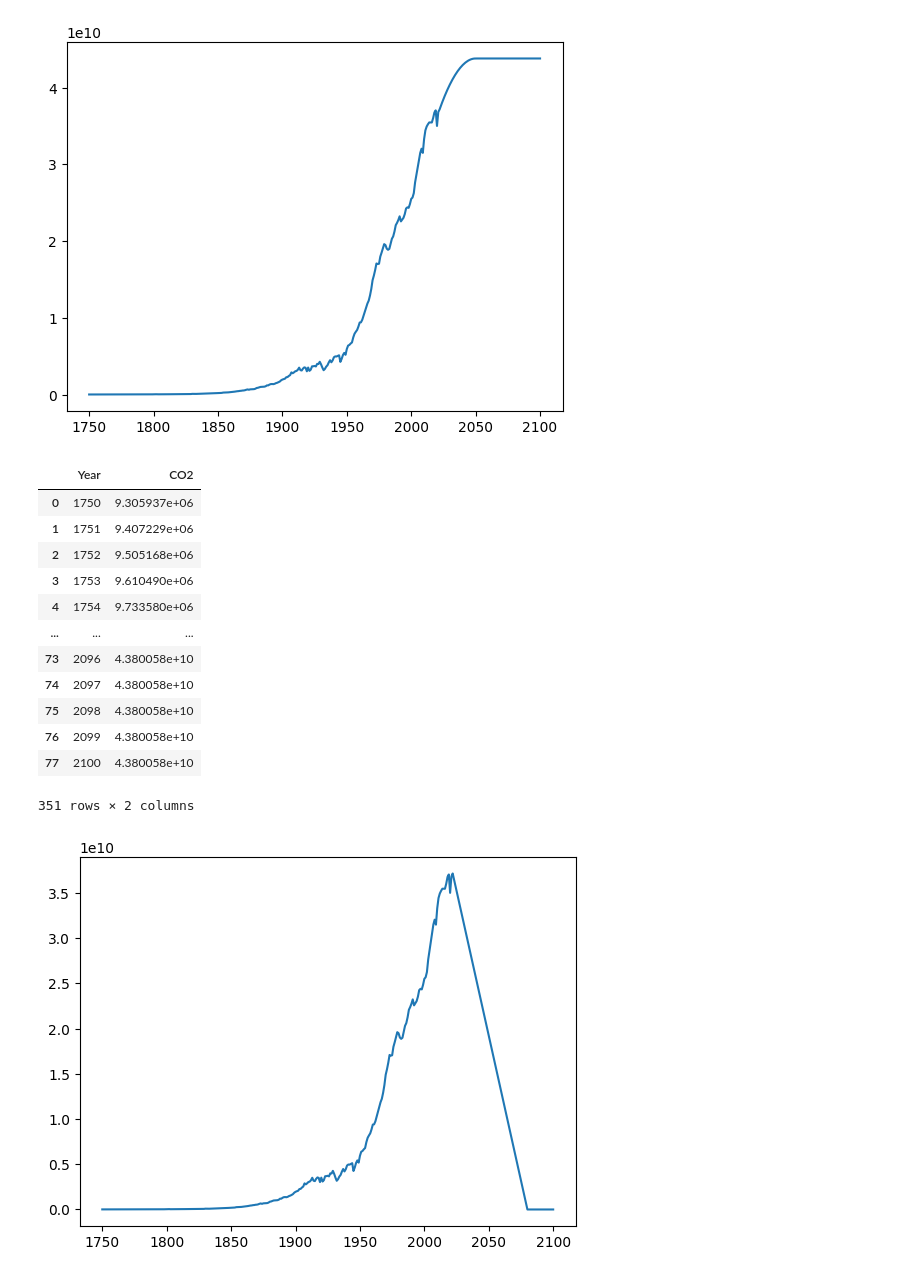
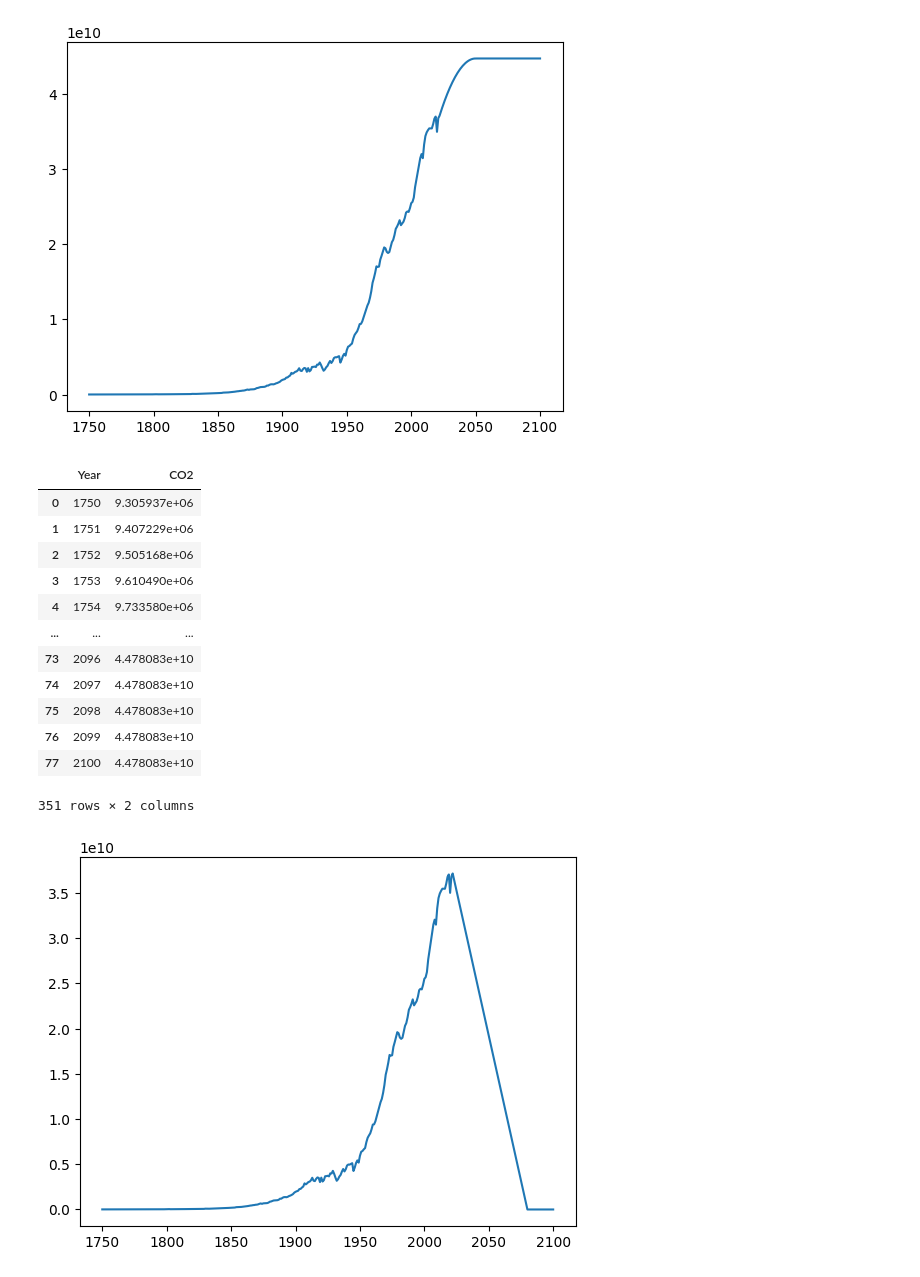
Before and after one commit to MaxCpt/COMP3041, a Jupyter notebook: net_zero/generate.ipynb, the cells around one changed output. Cells and saved outputs as stored; diff of their text form; code cells hidden in the pictures.

```diff
--- a/net_zero/generate.ipynb
+++ b/net_zero/generate.ipynb
@@ -16,33 +16,33 @@ def parabola(a, b, c) -> Callable[[int], int]:
 # %%
 # CO2_1.csv
 co2 = pd.read_csv(r"../data/CO2.csv")
 
 # b is average growth rate for past 20 years
-diff = co2.loc[co2["Year"] == 2022].iloc[0]["CO2"] - co2.loc[co2["Year"] == 2003].iloc[0]["CO2"]
-b = diff / (2022 - 2003 + 1)
+diff = co2.loc[co2["Year"] == 2022].iloc[0]["CO2"] - co2.loc[co2["Year"] == 2002].iloc[0]["CO2"]
+b = diff / (2022 - 2002)
 
 # a satisfies [2a(28) + b = 0]
 a = -b / 56
 
 # c = the true value for 2022 in CO2.csv
 c = co2.loc[co2["Year"] == 2022].iloc[0]["CO2"]
 
 predict = parabola(a, b, c)
 predictions = pd.DataFrame(
     {
         "Year": [t for t in range(2023, 2100+1)],
         "CO2": [predict(t) for t in range(2023, 2050+1)] + [predict(2050) for t in range(2051, 2100+1)],
     }
 )
 
 co2_1 = pd.concat([co2, predictions])
 co2_1.to_csv(r"CO2_1.csv", index=False)
 
 plt.plot(np.asarray(co2_1["Year"], float), co2_1["CO2"])
 plt.show()
 co2_1
 # %% [output]
-[figure, old version]
+[figure, new version]
 |  | Year | CO2 |
 | 0 | 1750 | 9.305937e+06 |
 | 1 | 1751 | 9.407229e+06 |
@@ -50,11 +50,11 @@ co2_1
 | 3 | 1753 | 9.610490e+06 |
 | 4 | 1754 | 9.733580e+06 |
 | ... | ... | ... |
-| 73 | 2096 | 4.380058e+10 |
-| 74 | 2097 | 4.380058e+10 |
-| 75 | 2098 | 4.380058e+10 |
-| 76 | 2099 | 4.380058e+10 |
-| 77 | 2100 | 4.380058e+10 |
+| 73 | 2096 | 4.478083e+10 |
+| 74 | 2097 | 4.478083e+10 |
+| 75 | 2098 | 4.478083e+10 |
+| 76 | 2099 | 4.478083e+10 |
+| 77 | 2100 | 4.478083e+10 |
 351 rows × 2 columns
 # %%
 # CO2_2.csv
```
Also changed, not shown: parts of 1 cell of this notebook, 3 other files.
